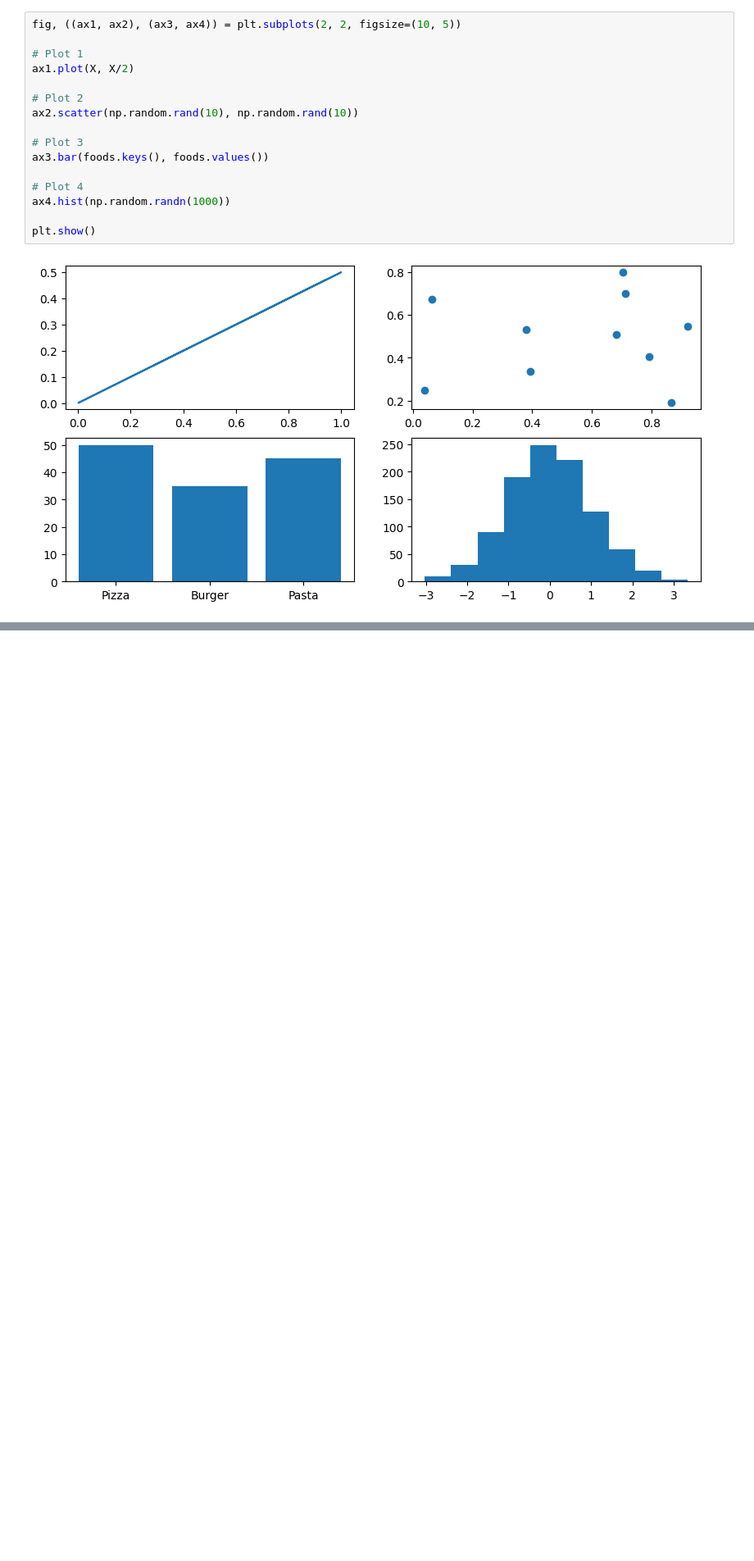
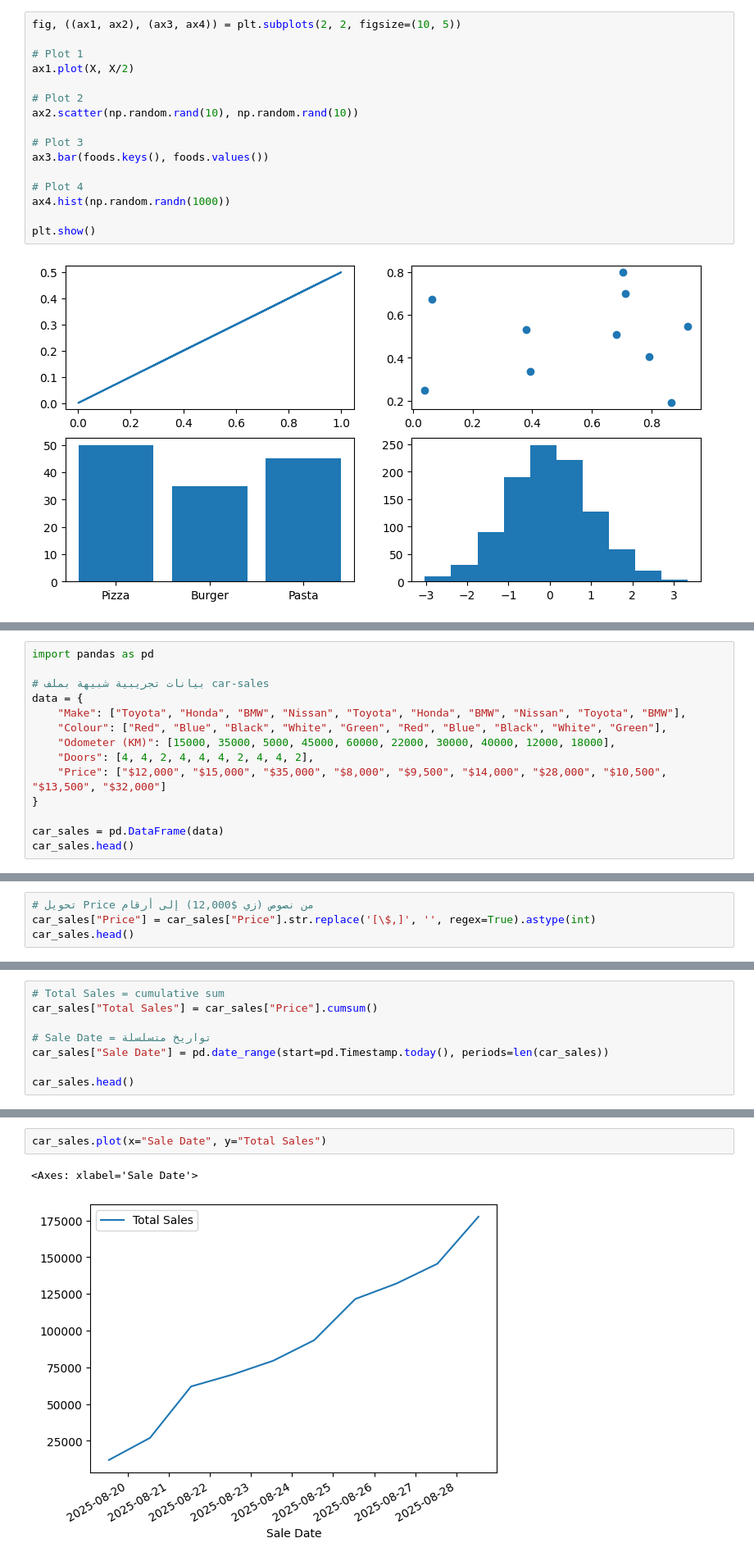
Before and after one commit to ranaosamaahmed37-cloud/Task-3-, a Jupyter notebook: Untitled9.ipynb, the cells around one changed output, grey strips where cells are left out. Shown at 82% size. Drawn from its saved outputs; the diff is of its cells as text; blank space fills up the shorter version.

```diff
--- a/Untitled9.ipynb
+++ b/Untitled9.ipynb
@@ -116,0 +137,14 @@ import matplotlib.pyplot as plt
+# %%
+import pandas as pd
+
+# بيانات تجريبية شبيهة بملف car-sales
+data = {
+    "Make": ["Toyota", "Honda", "BMW", "Nissan", "Toyota", "Honda", "BMW", "Nissan", "Toyota", "BMW"],
+    "Colour": ["Red", "Blue", "Black", "White", "Green", "Red", "Blue", "Black", "White", "Green"],
+    "Odometer (KM)": [15000, 35000, 5000, 45000, 60000, 22000, 30000, 40000, 12000, 18000],
+    "Doors": [4, 4, 2, 4, 4, 4, 2, 4, 4, 2],
+    "Price": ["$12,000", "$15,000", "$35,000", "$8,000", "$9,500", "$14,000", "$28,000", "$10,500", "$13,500", "$32,000"]
+}
+
+car_sales = pd.DataFrame(data)
+car_sales.head()
@@ -116,0 +158,4 @@ import matplotlib.pyplot as plt
+# %%
+# تحويل Price من نصوص (زي $12,000) إلى أرقام
+car_sales["Price"] = car_sales["Price"].str.replace('[\$,]', '', regex=True).astype(int)
+car_sales.head()
@@ -116,0 +169,8 @@ import matplotlib.pyplot as plt
+# %%
+# Total Sales = cumulative sum
+car_sales["Total Sales"] = car_sales["Price"].cumsum()
+
+# Sale Date = تواريخ متسلسلة
+car_sales["Sale Date"] = pd.date_range(start=pd.Timestamp.today(), periods=len(car_sales))
+
+car_sales.head()
@@ -116,0 +184,5 @@ import matplotlib.pyplot as plt
+# %%
+car_sales.plot(x="Sale Date", y="Total Sales")
+# %% [output]
+<Axes: xlabel='Sale Date'>
+[figure, added]
```
Also changed, not shown: parts of 12 cells of this notebook.
